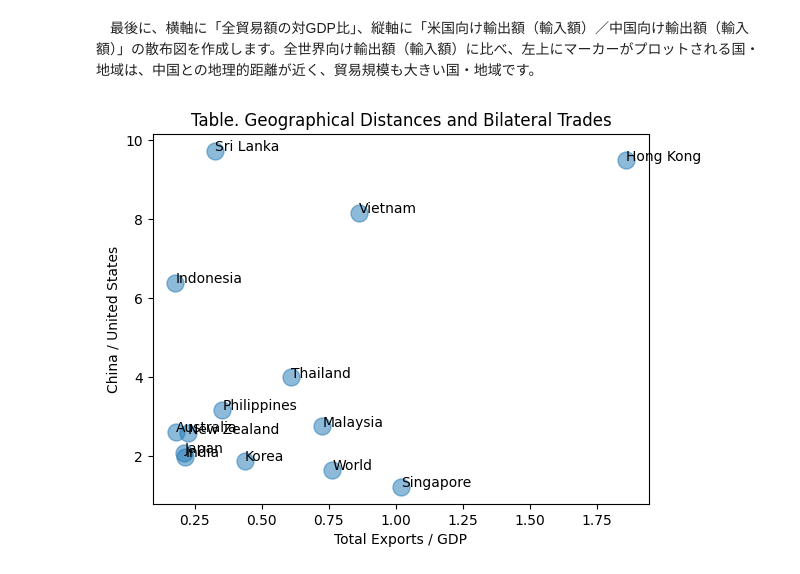
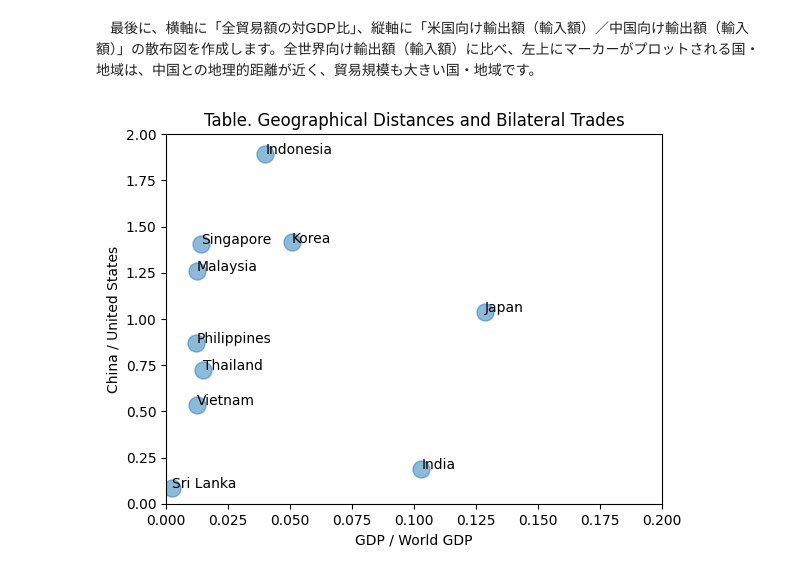
Before and after one commit to nagamamo/international_economics, a Jupyter notebook: 2_world_trade_an_overview.ipynb, the cells around one changed output. Cells and saved outputs as stored; diff of their text form; code cells hidden in the pictures.

```diff
--- a/2_world_trade_an_overview.ipynb
+++ b/2_world_trade_an_overview.ipynb
@@ -76,17 +76,23 @@ df.head()
 # %%
 #[4]新しい変数の算出
 df['trade_GDP'] = df['WORLD']/df['GDP']
+df['GDP_to_world'] = df['GDP']/df.loc['World','GDP']
 df['ratio']=df['CHINA']/df['USA']
 df.head()
 # %% [markdown]
 　最後に、横軸に「全貿易額の対GDP比」、縦軸に「米国向け輸出額（輸入額）／中国向け輸出額（輸入額）」の散布図を作成します。全世界向け輸出額（輸入額）に比べ、左上にマーカーがプロットされる国・地域は、中国との地理的距離が近く、貿易規模も大きい国・地域です。
 # %%
 #[5]重力モデルの可視化
-plt.scatter(df['trade_GDP'], df['ratio'],s=150, alpha=0.5)
+#plt.scatter(df['trade_GDP'], df['ratio'],s=150, alpha=0.5)
+plt.scatter(df['GDP_to_world'], df['ratio'],s=150, alpha=0.5)
+plt.xlim(0, 0.2)
+plt.ylim(0,2)
 plt.title("Table. Geographical Distances and Bilateral Trades")
-plt.xlabel("Total Exports / GDP")
+plt.xlabel("GDP / World GDP")
 plt.ylabel("China / United States")
+#for i, txt in enumerate(df.index.values):
+#    plt.annotate(txt, (df['trade_GDP'].values[i], df['ratio'].values[i]))
 for i, txt in enumerate(df.index.values):
-    plt.annotate(txt, (df['trade_GDP'].values[i], df['ratio'].values[i]))
+    plt.annotate(txt, (df['GDP_to_world'].values[i], df['ratio'].values[i]))
 # %% [output]
-[figure, old version]
+[figure, new version]
```
